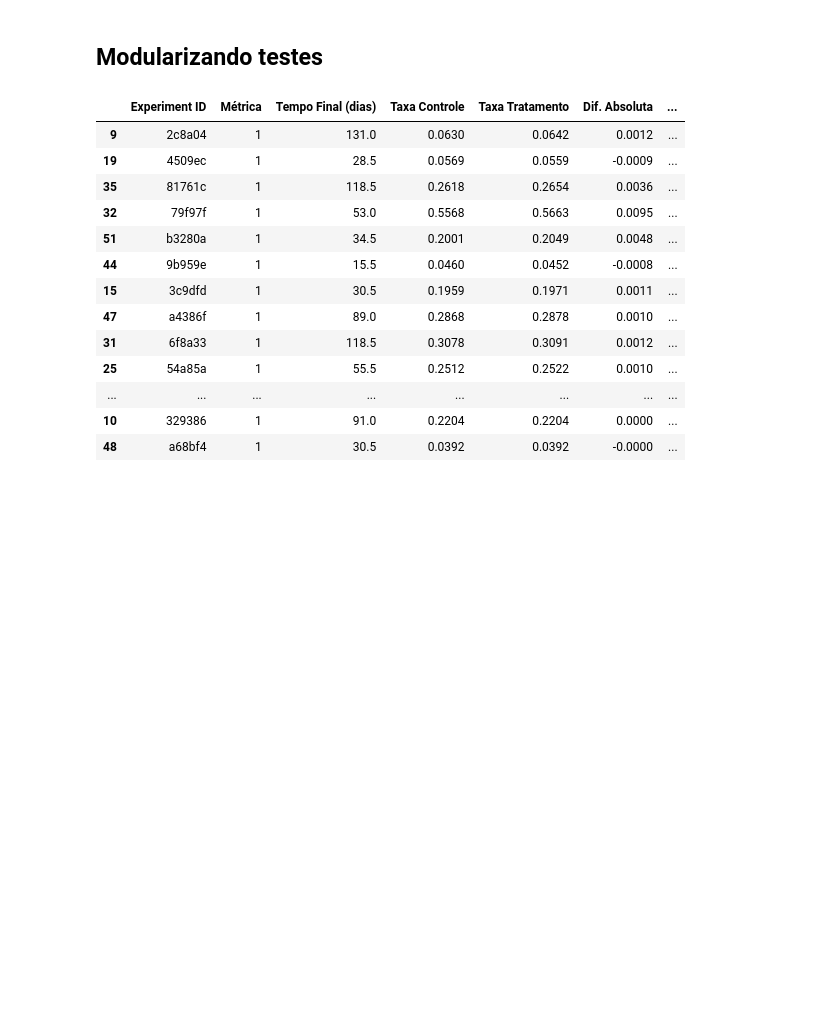
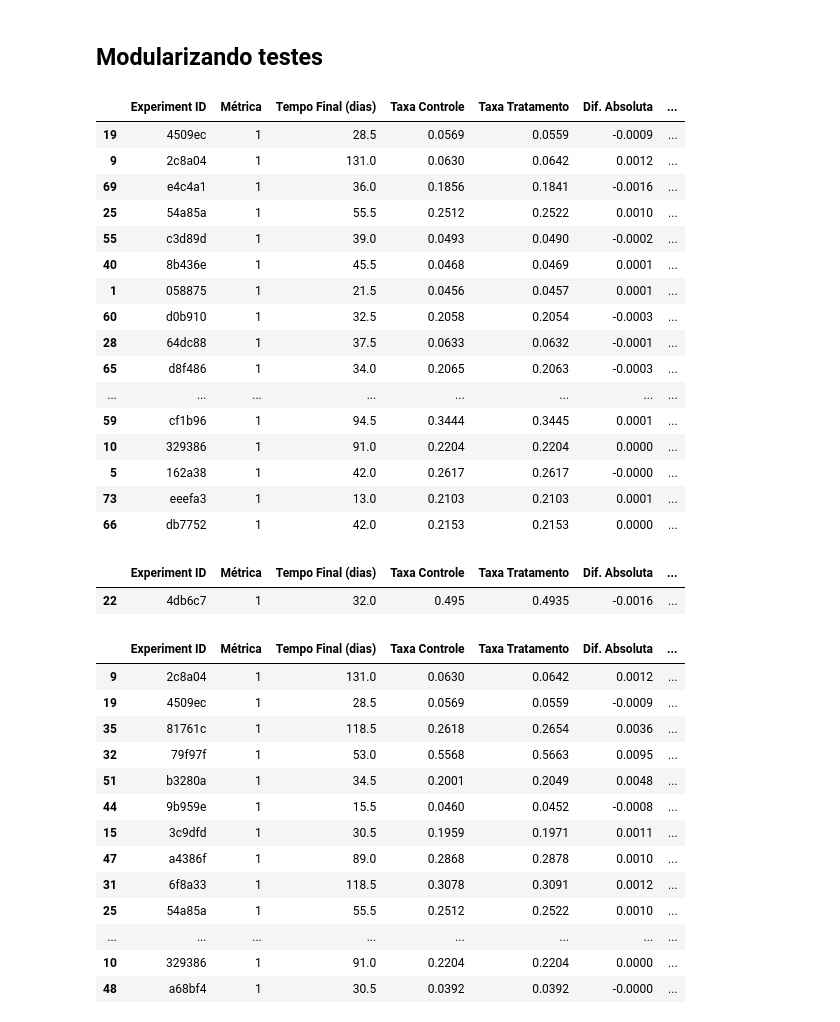
Before and after one commit to Reyso/A-B-test, a Jupyter notebook: experiment.ipynb, the cells around one changed output. Cells and saved outputs as stored; diff of their text form; code cells hidden in the pictures; blank space fills up the shorter version.

```diff
--- a/experiment.ipynb
+++ b/experiment.ipynb
@@ -257,6 +244,31 @@ def sezp_report(df, metrica: int, exp_list: list, nivel=0.95):
 
     report_df = pd.DataFrame(summary_res)
     return report_df
+# %%
+report_df.sample(20).sort_values('P-Valor', ascending= True)
+# %% [output]
+|  | Experiment ID | Métrica | Tempo Final (dias) | Taxa Controle | Taxa Tratamento | Dif. Absoluta | ... |
+| 19 | 4509ec | 1 | 28.5 | 0.0569 | 0.0559 | -0.0009 | ... |
+| 9 | 2c8a04 | 1 | 131.0 | 0.0630 | 0.0642 | 0.0012 | ... |
+| 69 | e4c4a1 | 1 | 36.0 | 0.1856 | 0.1841 | -0.0016 | ... |
+| 25 | 54a85a | 1 | 55.5 | 0.2512 | 0.2522 | 0.0010 | ... |
+| 55 | c3d89d | 1 | 39.0 | 0.0493 | 0.0490 | -0.0002 | ... |
+| 40 | 8b436e | 1 | 45.5 | 0.0468 | 0.0469 | 0.0001 | ... |
+| 1 | 058875 | 1 | 21.5 | 0.0456 | 0.0457 | 0.0001 | ... |
+| 60 | d0b910 | 1 | 32.5 | 0.2058 | 0.2054 | -0.0003 | ... |
+| 28 | 64dc88 | 1 | 37.5 | 0.0633 | 0.0632 | -0.0001 | ... |
+| 65 | d8f486 | 1 | 34.0 | 0.2065 | 0.2063 | -0.0003 | ... |
+| ... | ... | ... | ... | ... | ... | ... | ... |
+| 59 | cf1b96 | 1 | 94.5 | 0.3444 | 0.3445 | 0.0001 | ... |
+| 10 | 329386 | 1 | 91.0 | 0.2204 | 0.2204 | 0.0000 | ... |
+| 5 | 162a38 | 1 | 42.0 | 0.2617 | 0.2617 | -0.0000 | ... |
+| 73 | eeefa3 | 1 | 13.0 | 0.2103 | 0.2103 | 0.0001 | ... |
+| 66 | db7752 | 1 | 42.0 | 0.2153 | 0.2153 | 0.0000 | ... |
+# %%
+report_df.loc[report_df['Experiment ID'] == '4db6c7']
+# %% [output]
+|  | Experiment ID | Métrica | Tempo Final (dias) | Taxa Controle | Taxa Tratamento | Dif. Absoluta | ... |
+| 22 | 4db6c7 | 1 | 32.0 | 0.495 | 0.4935 | -0.0016 | ... |
 # %%
 total_exp  = list(df.loc[(df['metric_id'] == 1)]['experiment_id'].unique())
 exp_list = total_exp
```
Also changed, not shown: parts of 5 cells of this notebook, 2 other files.
